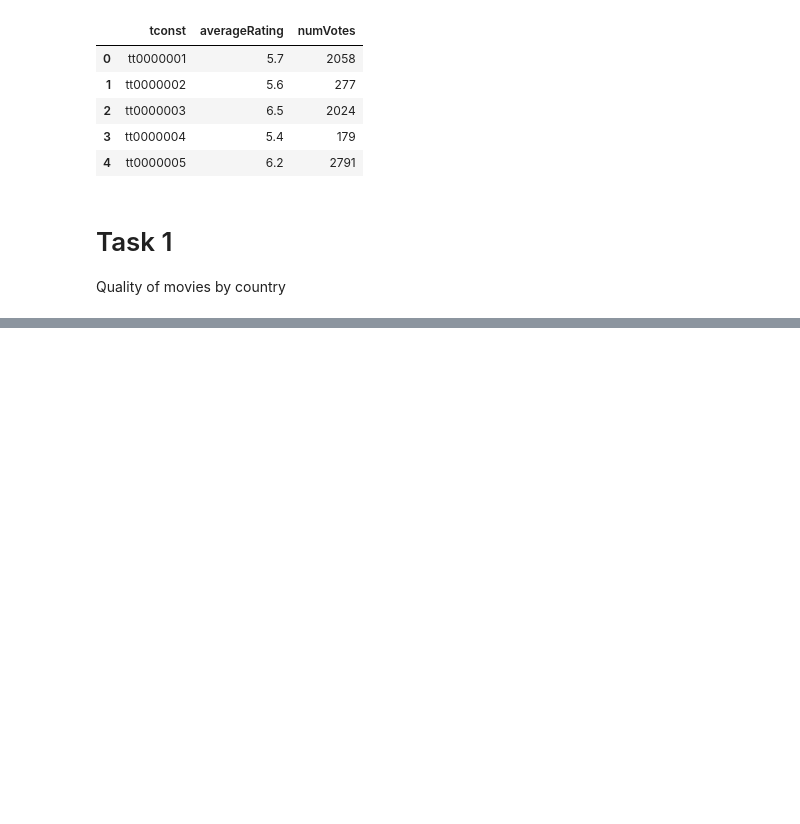
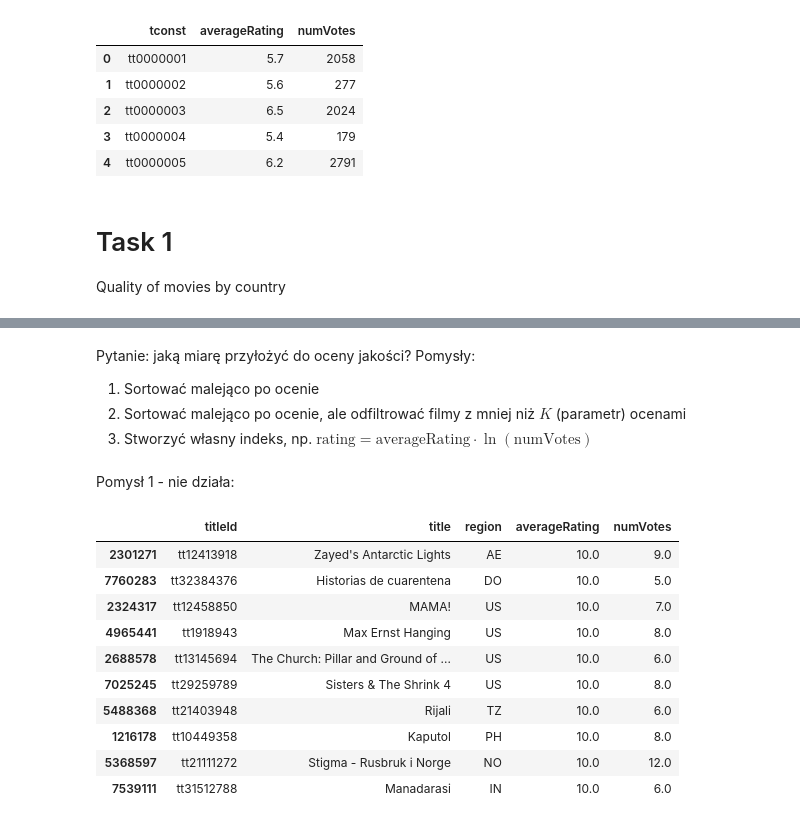
Before and after one commit to jakubweglowski/NPD-final-project, a Jupyter notebook: first_look.ipynb, the cells around one changed output, grey strips where cells are left out. Saved outputs shown, nothing was run; the diff lists cells and outputs as text; code cells hidden in the pictures; blank space fills up the shorter version.

```diff
--- a/first_look.ipynb
+++ b/first_look.ipynb
@@ -209,0 +212,22 @@ df = df_countries.merge(
+# %% [markdown]
+Pytanie: jaką miarę przyłożyć do oceny jakości?
+Pomysły:
+1. Sortować malejąco po ocenie
+2. Sortować malejąco po ocenie, ale odfiltrować filmy z mniej niż $K$ (parametr) ocenami
+3. Stworzyć własny indeks, np. $\text{rating} = \text{averageRating}\cdot\ln{(\text{numVotes})}$
+# %% [markdown]
+Pomysł 1 - nie działa:
+# %%
+df_analysis.sort_values(by="averageRating", ascending=False).head(10)
+# %% [output]
+|  | titleId | title | region | averageRating | numVotes |
+| 2301271 | tt12413918 | Zayed's Antarctic Lights | AE | 10.0 | 9.0 |
+| 7760283 | tt32384376 | Historias de cuarentena | DO | 10.0 | 5.0 |
+| 2324317 | tt12458850 | MAMA! | US | 10.0 | 7.0 |
+| 4965441 | tt1918943 | Max Ernst Hanging | US | 10.0 | 8.0 |
+| 2688578 | tt13145694 | The Church: Pillar and Ground of ... | US | 10.0 | 6.0 |
+| 7025245 | tt29259789 | Sisters & The Shrink 4 | US | 10.0 | 8.0 |
+| 5488368 | tt21403948 | Rijali | TZ | 10.0 | 6.0 |
+| 1216178 | tt10449358 | Kaputol | PH | 10.0 | 8.0 |
+| 5368597 | tt21111272 | Stigma - Rusbruk i Norge | NO | 10.0 | 12.0 |
+| 7539111 | tt31512788 | Manadarasi | IN | 10.0 | 6.0 |
```
Also changed, not shown: parts of 31 cells of this notebook.
